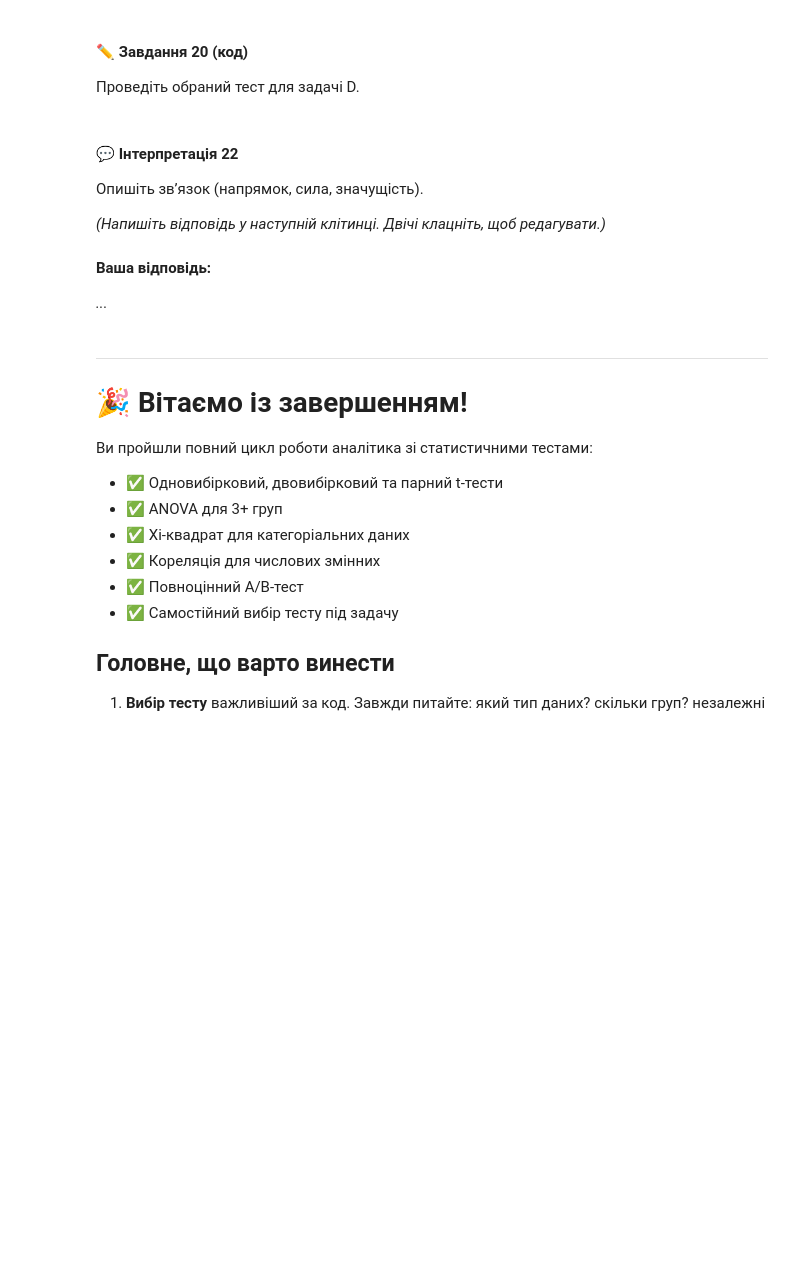
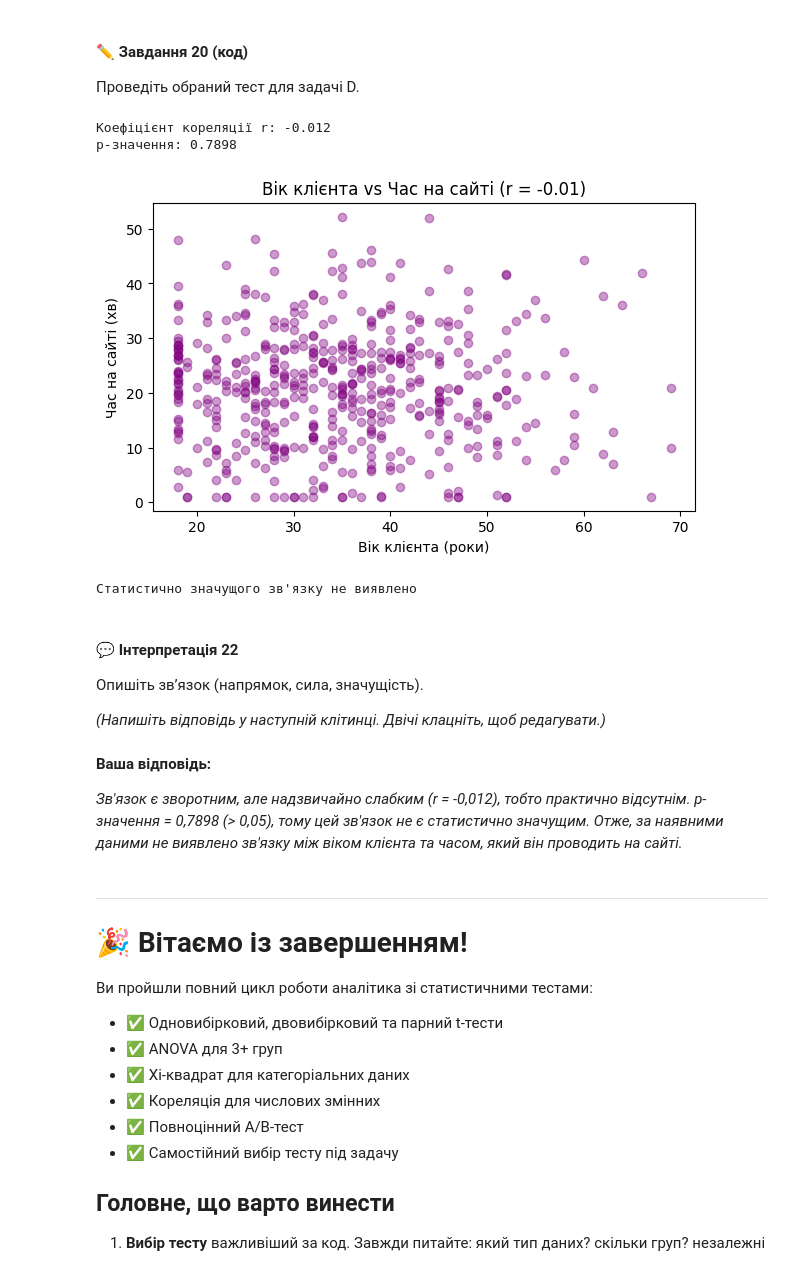
Before and after one commit to rudmaxx/DTA_Python, a Jupyter notebook: Statistic/practice_stat_tests.ipynb, the cells around one changed output. Saved outputs shown, nothing was run; the diff lists cells and outputs as text; code cells hidden in the pictures; blank space fills up the shorter version.

```diff
--- a/Statistic/practice_stat_tests.ipynb
+++ b/Statistic/practice_stat_tests.ipynb
@@ -665,13 +917,37 @@ p-значення :0.3993
+# %%
+# Завдання 20:
+r, p_value = stats.pearsonr(df["age"], df["session_min"])
+
+print(f"Коефіцієнт кореляції r: {r:.3f}")
+print(f"p-значення: {p_value:.4f}")
+
+
+plt.figure(figsize=(7, 4))
+plt.scatter(df["age"], df["session_min"], alpha=0.4, color="purple")
+plt.xlabel("Вік клієнта (роки)")
+plt.ylabel("Час на сайті (хв)")
+plt.title(f"Вік клієнта vs Час на сайті (r = {r:.2f})")
+plt.show()
+
+if p_value < 0.05:
+    print("Є статистично значущий зв'язок")
+else:
+    print("Статистично значущого зв'язку не виявлено")
+# %% [output]
+Коефіцієнт кореляції r: -0.012
+p-значення: 0.7898
+[figure, added]
+Статистично значущого зв'язку не виявлено
 # %% [markdown]
 #### 💬 Інтерпретація 22
 
 Опишіть звʼязок (напрямок, сила, значущість).
 
 *(Напишіть відповідь у наступній клітинці. Двічі клацніть, щоб редагувати.)*
-# %% [markdown]
-**Ваша відповідь:**
-
-*...*
+# %% [markdown]
+**Ваша відповідь:**
+
+*Зв'язок є зворотним, але надзвичайно слабким (r = -0,012), тобто практично відсутнім. p-значення = 0,7898 (> 0,05), тому цей зв'язок не є статистично значущим. Отже, за наявними даними не виявлено зв'язку між віком клієнта та часом, який він проводить на сайті.*
 # %% [markdown]
 ---
 # 🎉 Вітаємо із завершенням!
```
Also changed, not shown: parts of 64 cells of this notebook.
